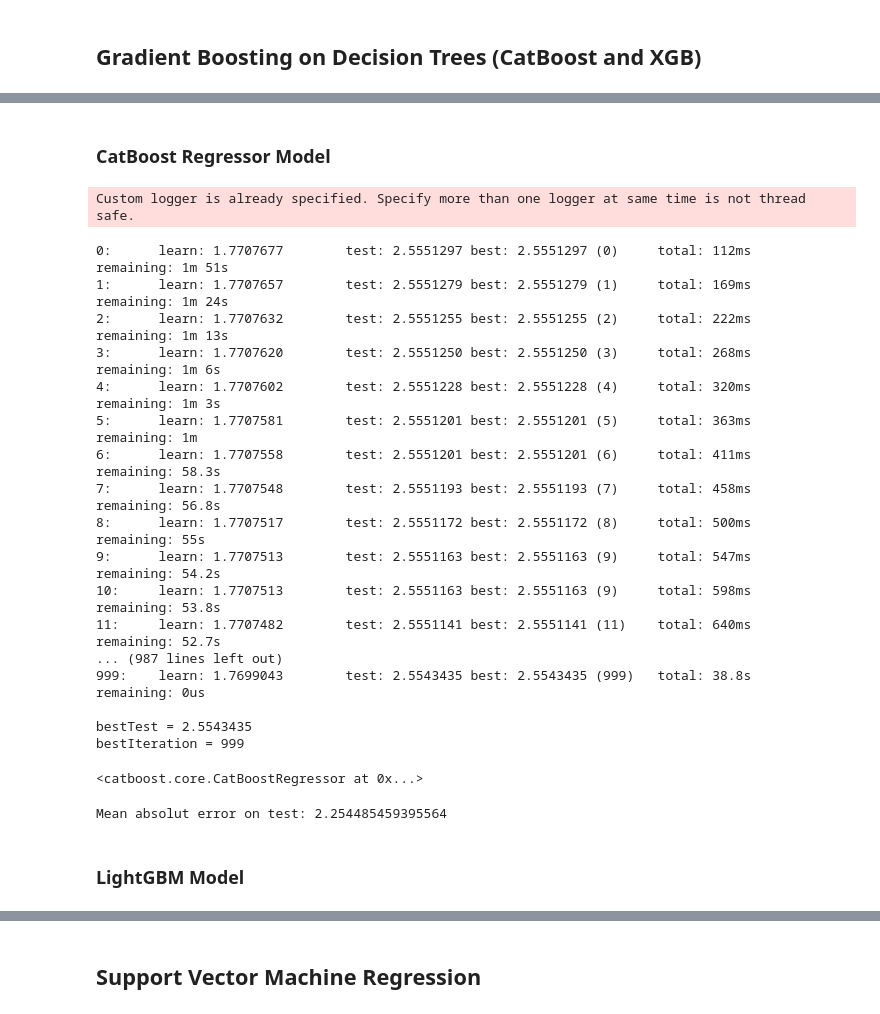
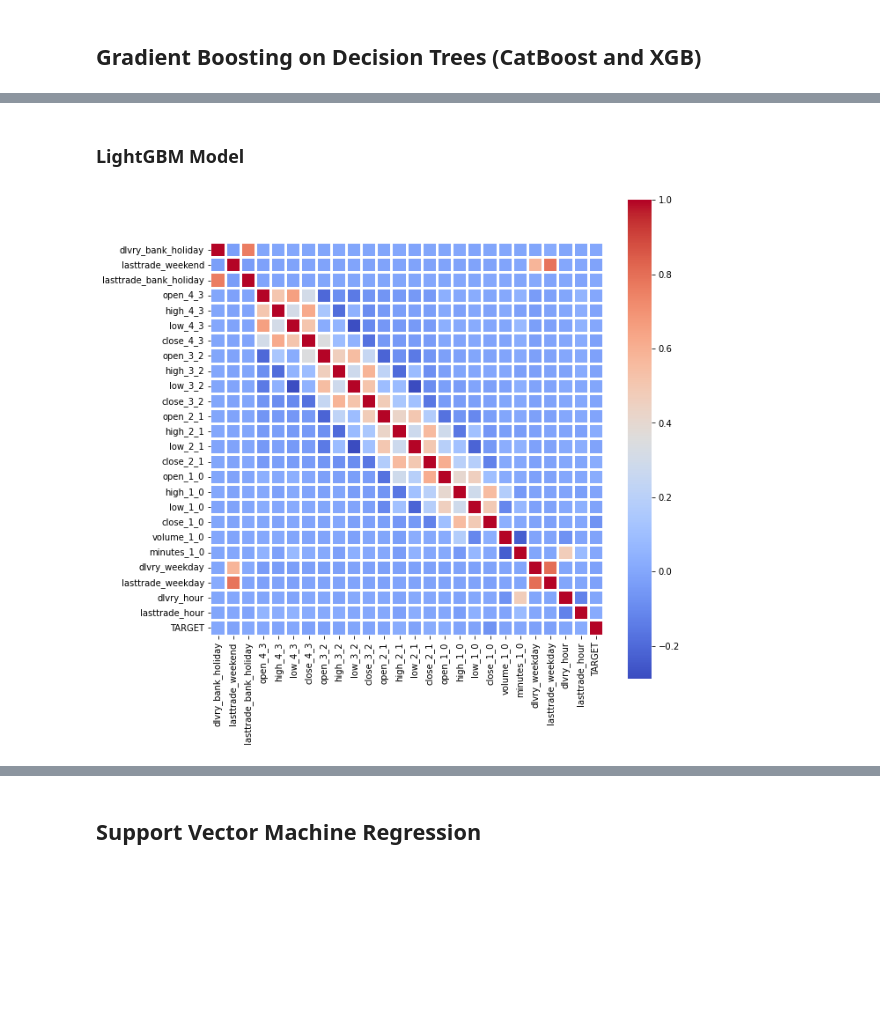
Before and after one commit to TazTornadoo/SigmoidFreud, a Jupyter notebook: Python/Submission/Electricity_price_prediction_5.ipynb, the cells around one changed output, grey strips where cells are left out. Saved outputs shown, nothing was run; the diff lists cells and outputs as text; code cells hidden in the pictures; blank space fills up the shorter version.

Commit message:
added LightGBM and Self Attention model

```diff
--- a/Python/Submission/Electricity_price_prediction_5.ipynb
+++ b/Python/Submission/Electricity_price_prediction_5.ipynb
@@ -479,17 +473,18 @@ There is no match
 # %% [markdown]
 #### transformation
 # %%
-def tree_transform(data, drop_day=True):
+def tree_transform(df, drop_day=True):
     """Return tree-friendly data with cos and sin features transformed back to original values
 
     Arguments:
-    data -- dataset
+    df -- dataset
     drop_day -- _day features cannot be transformed back, can be dropped or kept"""
     # create new columns for original values
+    data = df.copy()
     data["dlvry_weekday"] = data.apply(lambda x: convert_weekday(x['dlvry_weekday_sin'], x['dlvry_weekday_cos']), axis=1)
-    data["lasttrade_weekday"] = data.apply(lambda x: convert_weekday(x['dlvry_weekday_sin'], x['dlvry_weekday_cos']), axis=1)
-    data["dlvry_hour"] = data.apply(lambda x: convert_weekday(x['dlvry_weekday_sin'], x['dlvry_weekday_cos']), axis=1)
-    data[["lasttrade_hour"]] = data.apply(lambda x: convert_weekday(x['dlvry_weekday_sin'], x['dlvry_weekday_cos']), axis=1)
+    data["lasttrade_weekday"] = data.apply(lambda x: convert_weekday(x['lasttrade_weekday_sin'], x['lasttrade_weekday_cos']), axis=1)
+    data["dlvry_hour"] = data.apply(lambda x: convert_hour(x['dlvry_hour_sin'], x['dlvry_hour_cos']), axis=1)
+    data[["lasttrade_hour"]] = data.apply(lambda x: convert_hour(x['lasttrade_hour_sin'], x['lasttrade_hour_cos']), axis=1)
 
     # drop redundant sine and cosine features
     data = data.drop(['dlvry_weekday_sin', 'dlvry_weekday_cos', 'lasttrade_weekday_sin',
@@ -675,40 +644,17 @@ Mean absolut error on test: 2.2897794
-# %% [markdown]
-### CatBoost Regressor Model
-# %%
-model = CatBoostRegressor(loss_function='MAE', depth=2, learning_rate=0.001, iterations=1000, od_type='Iter', od_wait=10)
-cat_features_ = ['dlvry_weekday', 'dlvry_hour', 'lasttrade_weekday', 'lasttrade_hour']
-model.fit(
-            X_train_window_size_5_tree, y_train_window_size_5,
-            cat_features = cat_features_,
-            use_best_model=True,
-            eval_set=(X_valid_window_size_5_tree, y_valid_window_size_5),
-        )
-# %% [output]
-Custom logger is already specified. Specify more than one logger at same time is not thread safe.
-0:      learn: 1.7707677        test: 2.5551297 best: 2.5551297 (0)     total: 112ms    remaining: 1m 51s
-1:      learn: 1.7707657        test: 2.5551279 best: 2.5551279 (1)     total: 169ms    remaining: 1m 24s
-2:      learn: 1.7707632        test: 2.5551255 best: 2.5551255 (2)     total: 222ms    remaining: 1m 13s
-3:      learn: 1.7707620        test: 2.5551250 best: 2.5551250 (3)     total: 268ms    remaining: 1m 6s
-4:      learn: 1.7707602        test: 2.5551228 best: 2.5551228 (4)     total: 320ms    remaining: 1m 3s
-5:      learn: 1.7707581        test: 2.5551201 best: 2.5551201 (5)     total: 363ms    remaining: 1m
-6:      learn: 1.7707558        test: 2.5551201 best: 2.5551201 (6)     total: 411ms    remaining: 58.3s
-7:      learn: 1.7707548        test: 2.5551193 best: 2.5551193 (7)     total: 458ms    remaining: 56.8s
-8:      learn: 1.7707517        test: 2.5551172 best: 2.5551172 (8)     total: 500ms    remaining: 55s
-9:      learn: 1.7707513        test: 2.5551163 best: 2.5551163 (9)     total: 547ms    remaining: 54.2s
-10:     learn: 1.7707513        test: 2.5551163 best: 2.5551163 (9)     total: 598ms    remaining: 53.8s
-11:     learn: 1.7707482        test: 2.5551141 best: 2.5551141 (11)    total: 640ms    remaining: 52.7s
-... (987 lines left out)
-999:    learn: 1.7699043        test: 2.5543435 best: 2.5543435 (999)   total: 38.8s    remaining: 0us
-
-bestTest = 2.5543435
-bestIteration = 999
-<catboost.core.CatBoostRegressor at 0x...>
-# %%
-result = evaluate_model(model, X_test_window_size_5_tree, y_test_window_size_5)
-# %% [output]
-Mean absolut error on test: 2.254485459395564
 # %% [markdown]
 ### LightGBM Model
+# %%
+X_train_window_size_5_tree = X_train_window_size_5_tree.drop(['total_hours','minutes_4_3', 'minutes_3_2', 'minutes_2_1', 'dlvry_weekend', 'volume_4_3','volume_3_2', 'volume_2_1'], axis=1)
+X_valid_window_size_5_tree = X_valid_window_size_5_tree.drop(['total_hours','minutes_4_3', 'minutes_3_2', 'minutes_2_1', 'dlvry_weekend', 'volume_4_3','volume_3_2', 'volume_2_1'], axis=1)
+X_test_window_size_5_tree = X_test_window_size_5_tree.drop(['total_hours', 'minutes_4_3', 'minutes_3_2', 'minutes_2_1', 'dlvry_weekend', 'volume_4_3','volume_3_2', 'volume_2_1'], axis=1)
+# %%
+plt.figure(figsize=(10,10))
+full_train_window_size_5 = X_train_window_size_5_tree.copy()
+full_train_window_size_5["TARGET"] = y_train_window_size_5["y"]
+sns.heatmap(full_train_window_size_5.corr(), annot=False, linewidths = 2, square= True, cmap="coolwarm")
+plt.show()
+# %% [output]
+[figure, added]
 # %%
 train_data = lgb.Dataset(X_train_window_size_5_tree, label=y_train_window_size_5)
 valid_data = lgb.Dataset(X_valid_window_size_5_tree, label=y_valid_window_size_5)
```
Also changed, not shown: parts of 25 cells of this notebook.
